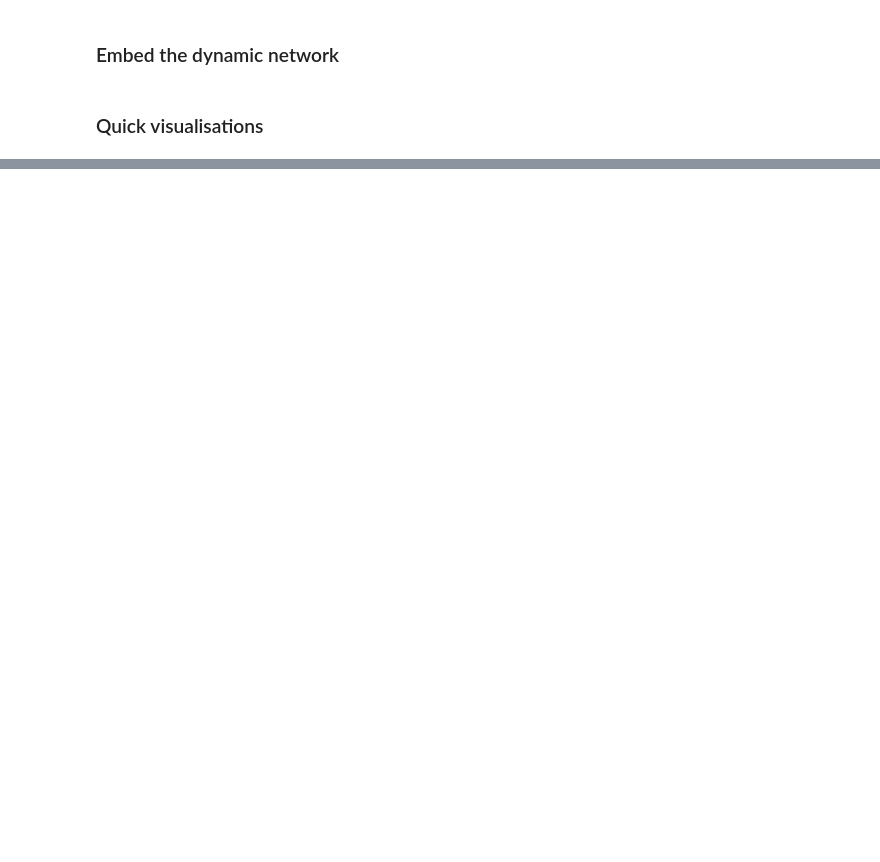
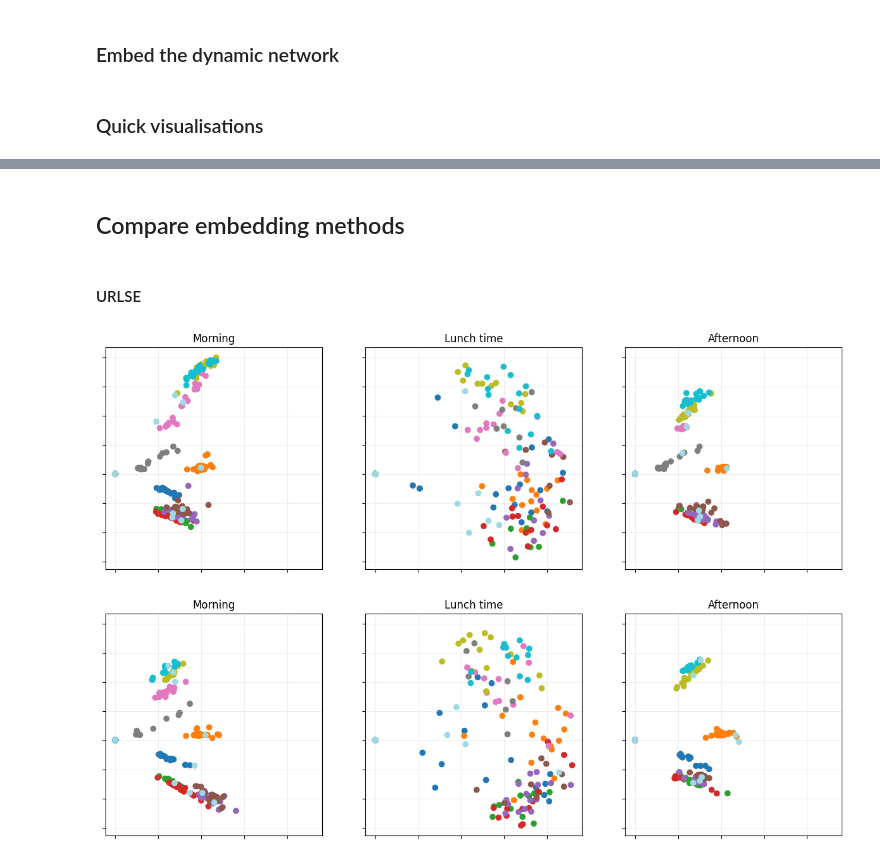
Before and after one commit to pyemb/pyemb, a Jupyter notebook: docs/source/tutorials/Dynamic graph - Lyon school data.ipynb, the cells around one changed output, grey strips where cells are left out. Drawn from its saved outputs; the diff is of its cells as text; code cells hidden in the pictures; blank space fills up the shorter version.

```diff
--- a/docs/source/tutorials/Dynamic graph - Lyon school data.ipynb
+++ b/docs/source/tutorials/Dynamic graph - Lyon school data.ipynb
@@ -108,0 +122,13 @@ fig.legend(handles=handles, loc='lower center', ncol=5, bbox_to_anchor=(0.5, -0.
+# %% [markdown]
+## Compare embedding methods
+# %% [markdown]
+#### URLSE
+# %%
+URLSE_emb = dyn_embed(As, d, method="URLSE")
+URLSE_emb = eb.tools.degree_correction(URLSE_emb)
+
+points_of_interest = [5, 14, 27, 41, 50, 63]
+point_labels = ["Morning", "Lunch time", "Afternoon"] * 2
+URLSE_fig = plot_embedding_snapshots(URLSE_emb, n, node_labels, points_of_interest, point_labels, max_cols=3)
+# %% [output]
+[figure, added]
```
Also changed, not shown: parts of 10 cells of this notebook, 1 other file.
